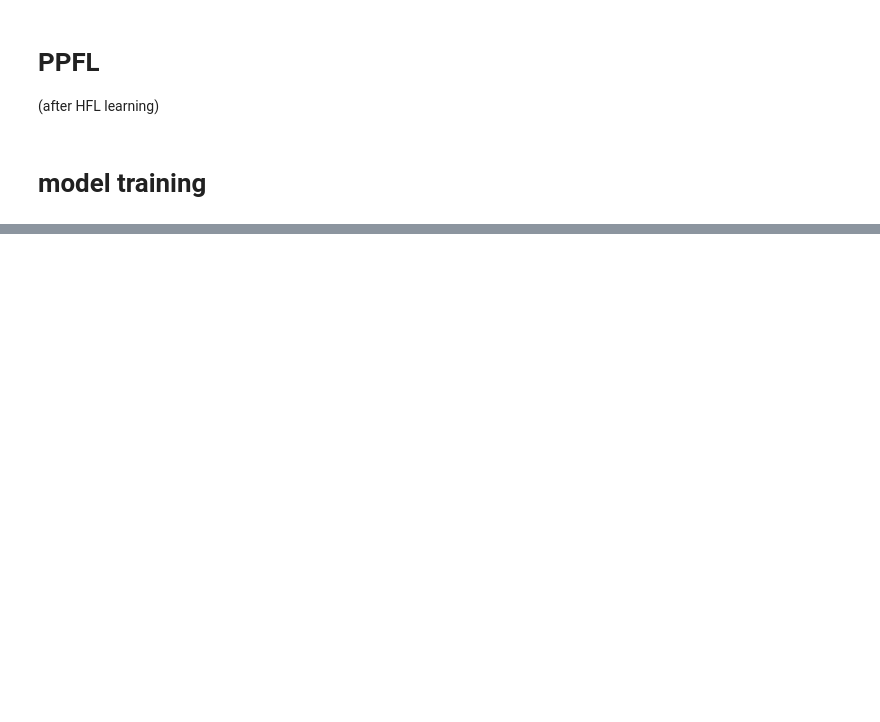
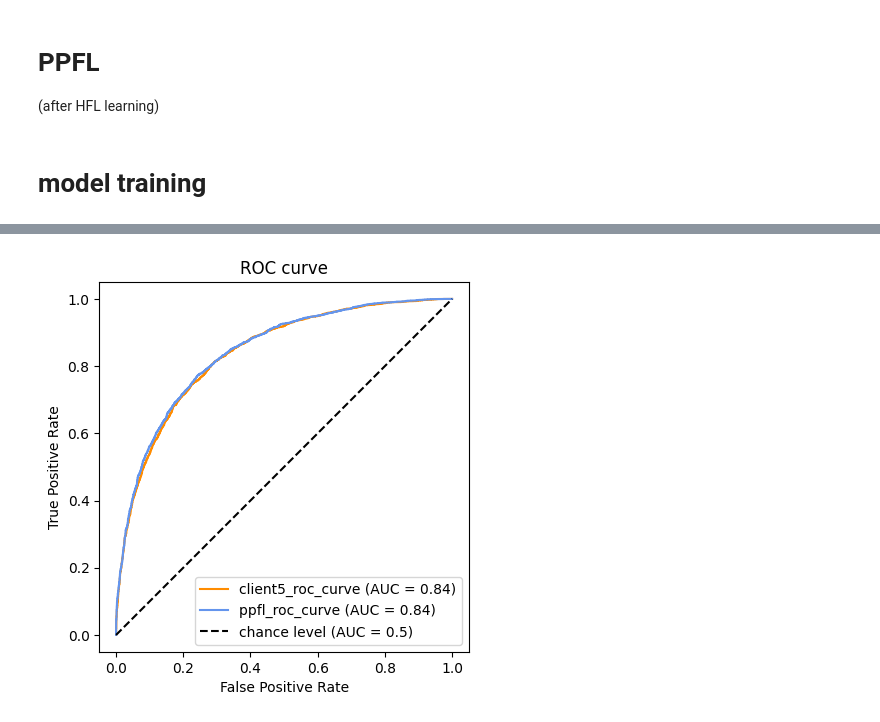
Before and after one commit to Young-Jo-Choi/project_assignment, a Jupyter notebook: 2023_고급코딩/model_training.ipynb, the cells around one changed output, grey strips where cells are left out. Cells and saved outputs as stored; diff of their text form; code cells hidden in the pictures; blank space fills up the shorter version.

```diff
--- a/2023_고급코딩/model_training.ipynb
+++ b/2023_고급코딩/model_training.ipynb
@@ -118,0 +291,5 @@ val f1:  0.7596095179987798
+# %%
+y_pred_client5 = client5_skorch.predict(torch.Tensor(X_test_under))
+y_pred_ppfl = ppfl_skorch.predict(torch.Tensor(X_test_under))
+y_proba_client5 = client5_skorch.predict_proba(torch.Tensor(X_test_under))
+y_proba_ppfl = ppfl_skorch.predict_proba(torch.Tensor(X_test_under))
@@ -118,0 +312,19 @@ val f1:  0.7596095179987798
+# %%
+from sklearn.metrics import RocCurveDisplay
+ax = plt.gca()
+
+RocCurveDisplay.from_predictions(
+    y_test_under, y_proba_client5[:,1], name='client5_roc_curve',color='darkorange', ax=ax
+)
+RocCurveDisplay.from_predictions(
+    y_test_under, y_proba_ppfl[:,1], name='ppfl_roc_curve',color='cornflowerblue',ax = ax
+)
+plt.plot([0, 1], [0, 1], "k--", label="chance level (AUC = 0.5)")
+plt.axis("square")
+plt.xlabel("False Positive Rate")
+plt.ylabel("True Positive Rate")
+plt.title("ROC curve")
+plt.legend()
+plt.show()
+# %% [output]
+[figure, added]
```
Also changed, not shown: parts of 16 cells of this notebook, 4 other files.
